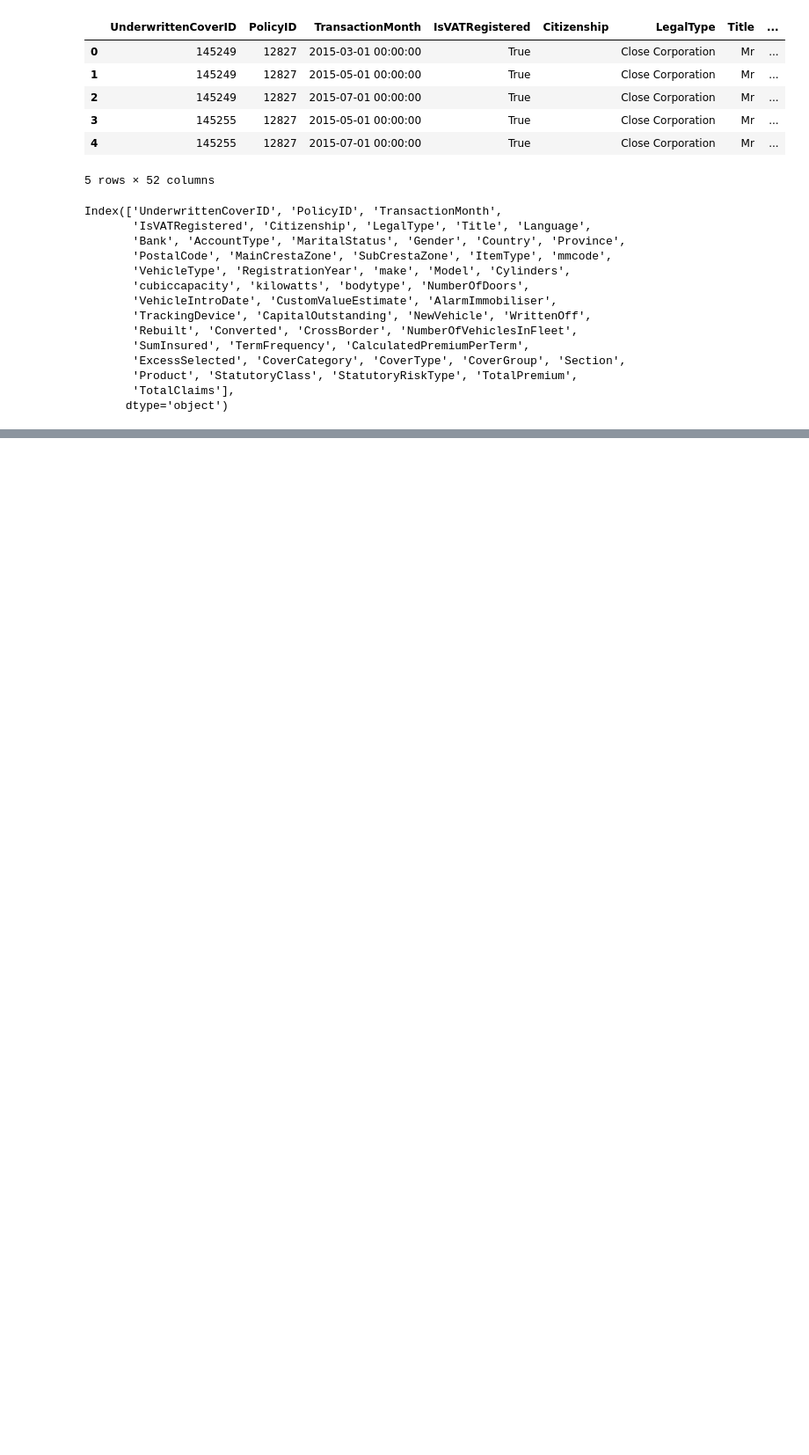
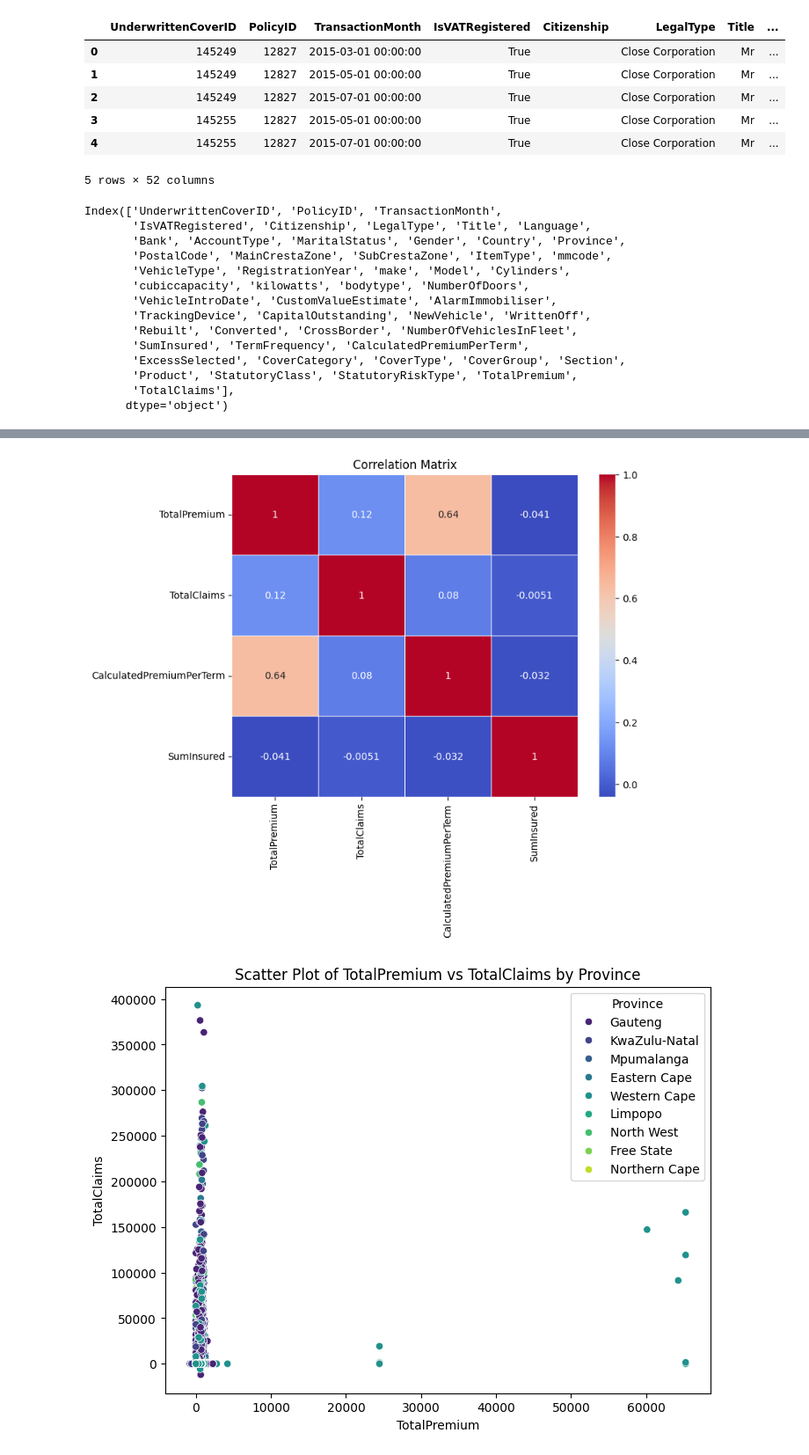
Before and after one commit to yohannestayez/Car-insurance-Planning-and-Marketing-Analysis, a Jupyter notebook: notebooks/task1 EDA.ipynb, the cells around one changed output, grey strips where cells are left out. Shown at 88% size. Saved outputs shown, nothing was run; the diff lists cells and outputs as text; code cells hidden in the pictures; blank space fills up the shorter version.

```diff
--- a/notebooks/task1 EDA.ipynb
+++ b/notebooks/task1 EDA.ipynb
@@ -253,0 +160,6 @@ Passing `palette` without assigning `hue` is deprecated and will be removed in v
+# %%
+    # 4. Bivariate and Multivariate Analysis
+plot_correlation_and_scatter(df)
+# %% [output]
+[figure, added]
+[figure, added]
```
Also changed, not shown: parts of 13 cells of this notebook, 1 other file.
